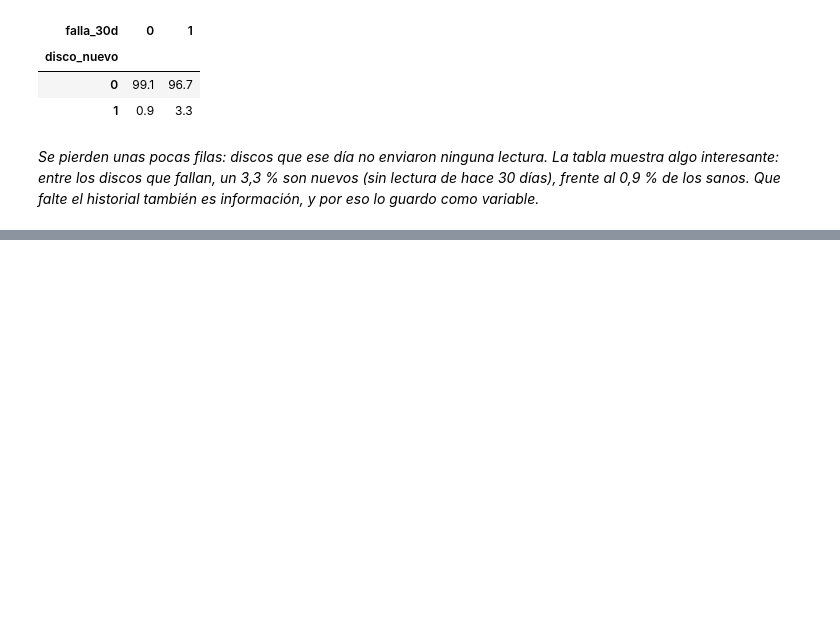
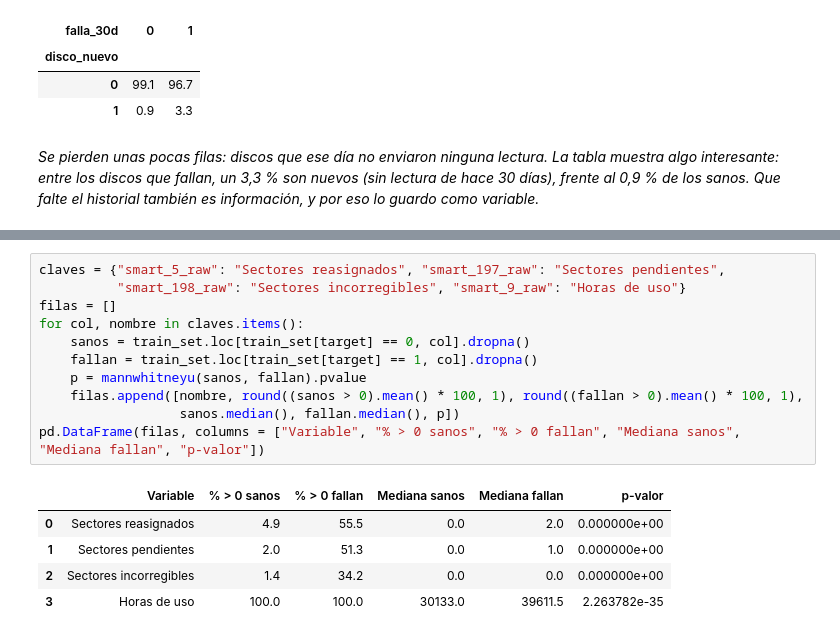
Before and after one commit to Sheilalbgar/uptime-guard, a Jupyter notebook: notebooks/02_LimpiezaEDA.ipynb, the cells around one changed output, grey strips where cells are left out. Drawn from its saved outputs; the diff is of its cells as text; blank space fills up the shorter version.

```diff
--- a/notebooks/02_LimpiezaEDA.ipynb
+++ b/notebooks/02_LimpiezaEDA.ipynb
@@ -178,0 +193,17 @@ Train limpio: (20760, 53) | Test limpio: (5163, 53) | Abril limpio: (4402, 53)
+# %%
+claves = {"smart_5_raw": "Sectores reasignados", "smart_197_raw": "Sectores pendientes",
+          "smart_198_raw": "Sectores incorregibles", "smart_9_raw": "Horas de uso"}
+filas = []
+for col, nombre in claves.items():
+    sanos = train_set.loc[train_set[target] == 0, col].dropna()
+    fallan = train_set.loc[train_set[target] == 1, col].dropna()
+    p = mannwhitneyu(sanos, fallan).pvalue
+    filas.append([nombre, round((sanos > 0).mean() * 100, 1), round((fallan > 0).mean() * 100, 1),
+                  sanos.median(), fallan.median(), p])
+pd.DataFrame(filas, columns = ["Variable", "% > 0 sanos", "% > 0 fallan", "Mediana sanos", "Mediana fallan", "p-valor"])
+# %% [output]
+|  | Variable | % > 0 sanos | % > 0 fallan | Mediana sanos | Mediana fallan | p-valor |
+| 0 | Sectores reasignados | 4.9 | 55.5 | 0.0 | 2.0 | 0.000000e+00 |
+| 1 | Sectores pendientes | 2.0 | 51.3 | 0.0 | 1.0 | 0.000000e+00 |
+| 2 | Sectores incorregibles | 1.4 | 34.2 | 0.0 | 0.0 | 0.000000e+00 |
+| 3 | Horas de uso | 100.0 | 100.0 | 30133.0 | 39611.5 | 2.263782e-35 |
```
Also changed, not shown: parts of 17 cells of this notebook, 5 other files.
